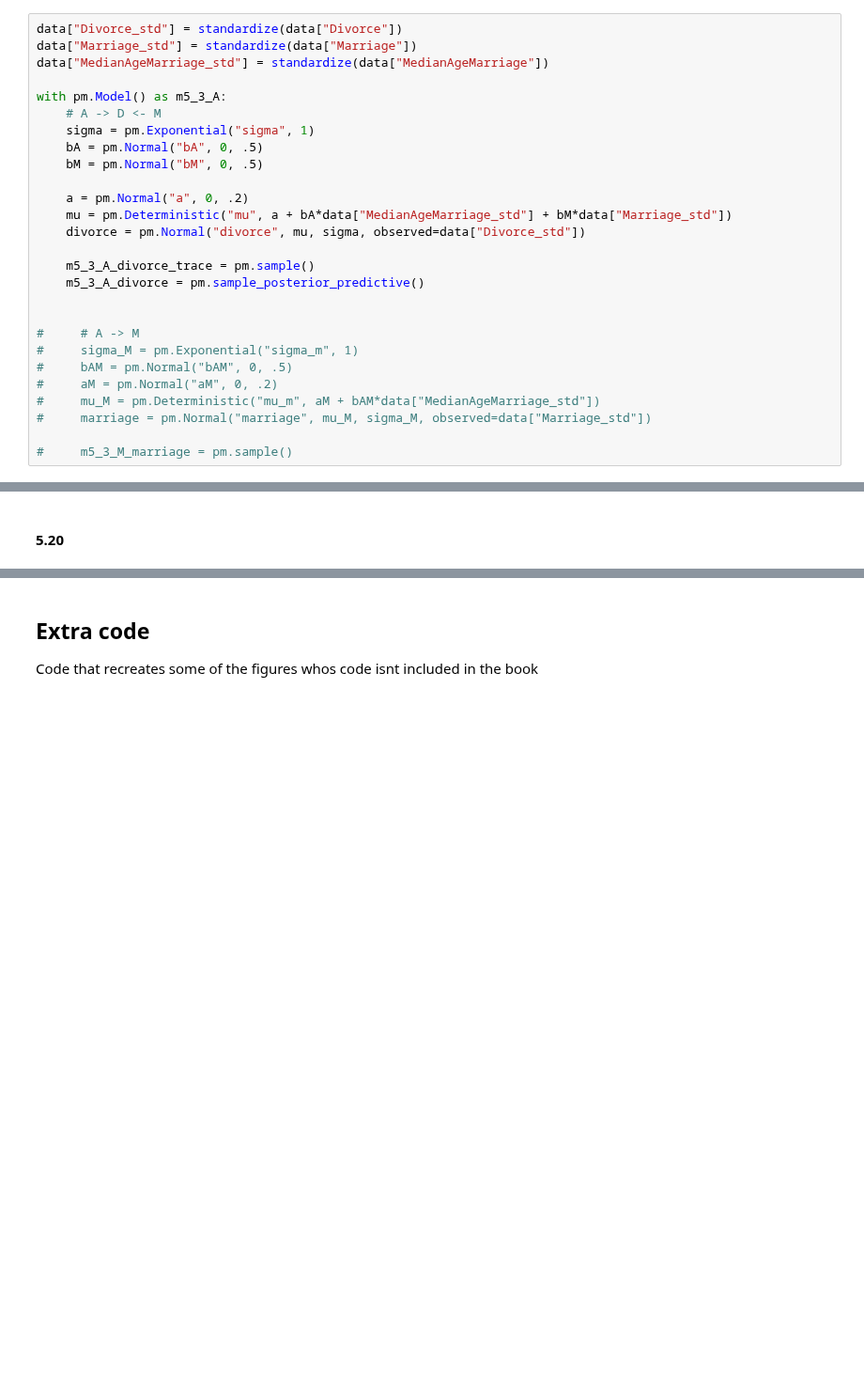
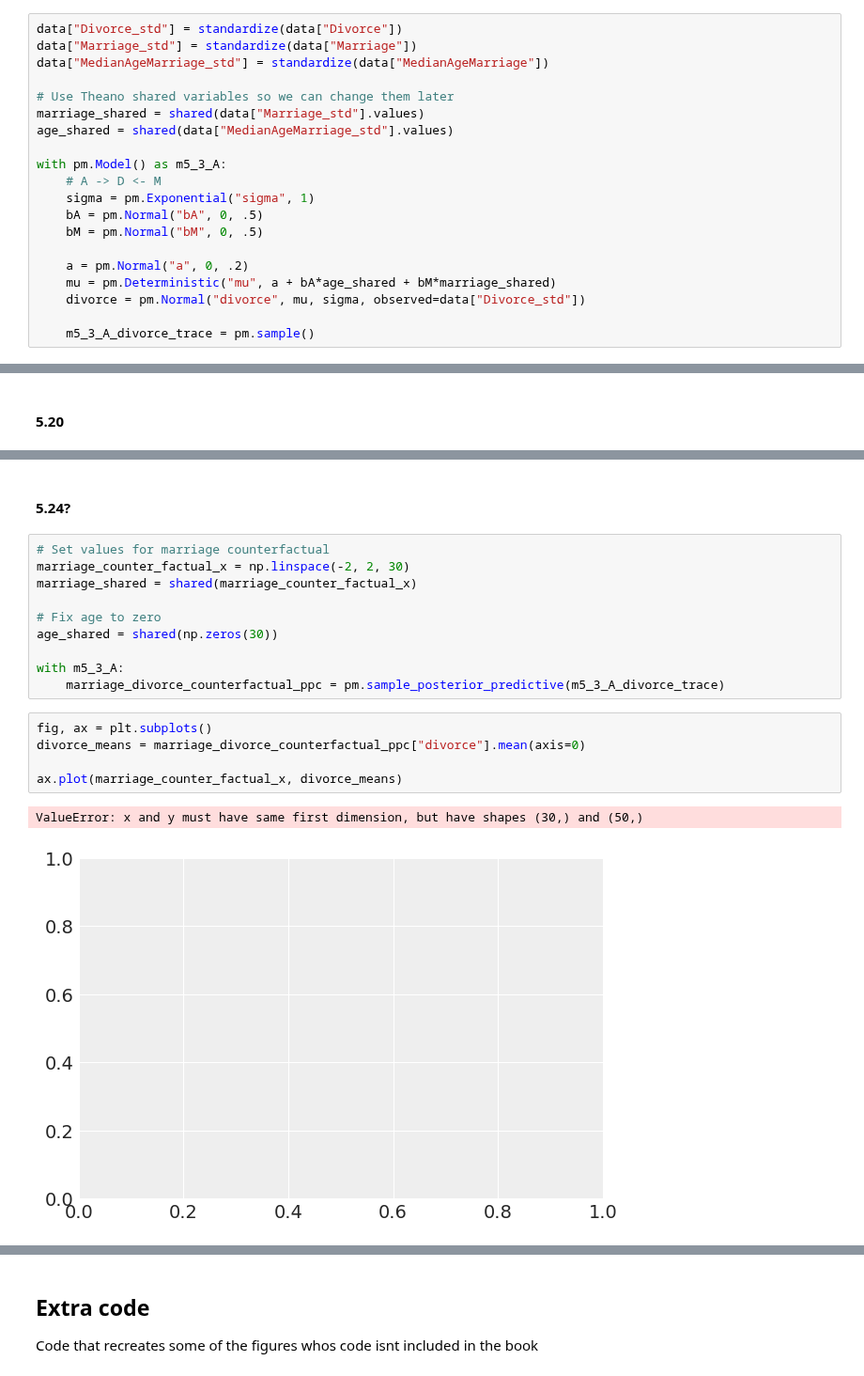
Before and after one commit to pymc-devs/pymc-resources, a Jupyter notebook: Rethinking_2/Chp_05.ipynb, the cells around one changed output, grey strips where cells are left out. Shown at 94% size. Cells and saved outputs as stored; diff of their text form; blank space fills up the shorter version.

```diff
--- a/Rethinking_2/Chp_05.ipynb
+++ b/Rethinking_2/Chp_05.ipynb
@@ -249,6 +249,10 @@ NameError: name 'sns' is not defined
 data["Divorce_std"] = standardize(data["Divorce"])
 data["Marriage_std"] = standardize(data["Marriage"])
 data["MedianAgeMarriage_std"] = standardize(data["MedianAgeMarriage"])
+
+# Use Theano shared variables so we can change them later
+marriage_shared = shared(data["Marriage_std"].values)
+age_shared = shared(data["MedianAgeMarriage_std"].values)
 
 with pm.Model() as m5_3_A:
     # A -> D <- M
@@ -257,21 +261,10 @@ with pm.Model() as m5_3_A:
     bM = pm.Normal("bM", 0, .5)
 
     a = pm.Normal("a", 0, .2)
-    mu = pm.Deterministic("mu", a + bA*data["MedianAgeMarriage_std"] + bM*data["Marriage_std"])
+    mu = pm.Deterministic("mu", a + bA*age_shared + bM*marriage_shared)
     divorce = pm.Normal("divorce", mu, sigma, observed=data["Divorce_std"])
 
     m5_3_A_divorce_trace = pm.sample()
-    m5_3_A_divorce = pm.sample_posterior_predictive()
-
-
-#     # A -> M
-#     sigma_M = pm.Exponential("sigma_m", 1)
-#     bAM = pm.Normal("bAM", 0, .5)
-#     aM = pm.Normal("aM", 0, .2)
-#     mu_M = pm.Deterministic("mu_m", aM + bAM*data["MedianAgeMarriage_std"])
-#     marriage = pm.Normal("marriage", mu_M, sigma_M, observed=data["Marriage_std"])
-
-#     m5_3_M_marriage = pm.sample()
 # %% [output]
 Auto-assigning NUTS sampler...
 Initializing NUTS using jitter+adapt_diag...
@@ -319,0 +315,20 @@ m5_3_M_marriage["marriage"].shape
+# %% [markdown]
+#### 5.24?
+# %%
+# Set values for marriage counterfactual
+marriage_counter_factual_x = np.linspace(-2, 2, 30)
+marriage_shared = shared(marriage_counter_factual_x)
+
+# Fix age to zero
+age_shared = shared(np.zeros(30))
+
+with m5_3_A:
+    marriage_divorce_counterfactual_ppc = pm.sample_posterior_predictive(m5_3_A_divorce_trace)
+# %%
+fig, ax = plt.subplots()
+divorce_means = marriage_divorce_counterfactual_ppc["divorce"].mean(axis=0)
+
+ax.plot(marriage_counter_factual_x, divorce_means)
+# %% [output]
+ValueError: x and y must have same first dimension, but have shapes (30,) and (50,)
+[figure, added]
```
Also changed, not shown: parts of 35 cells of this notebook.
